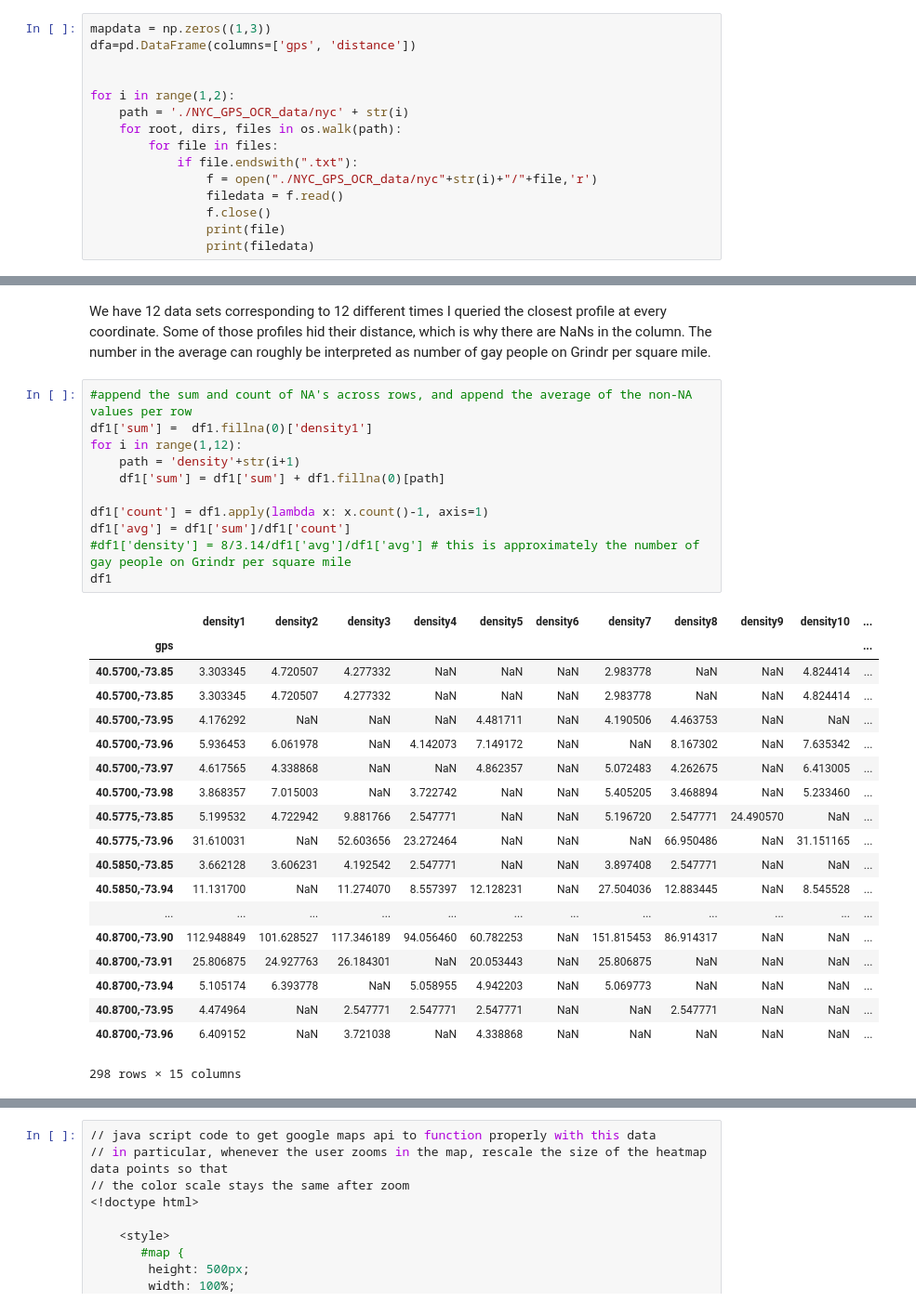
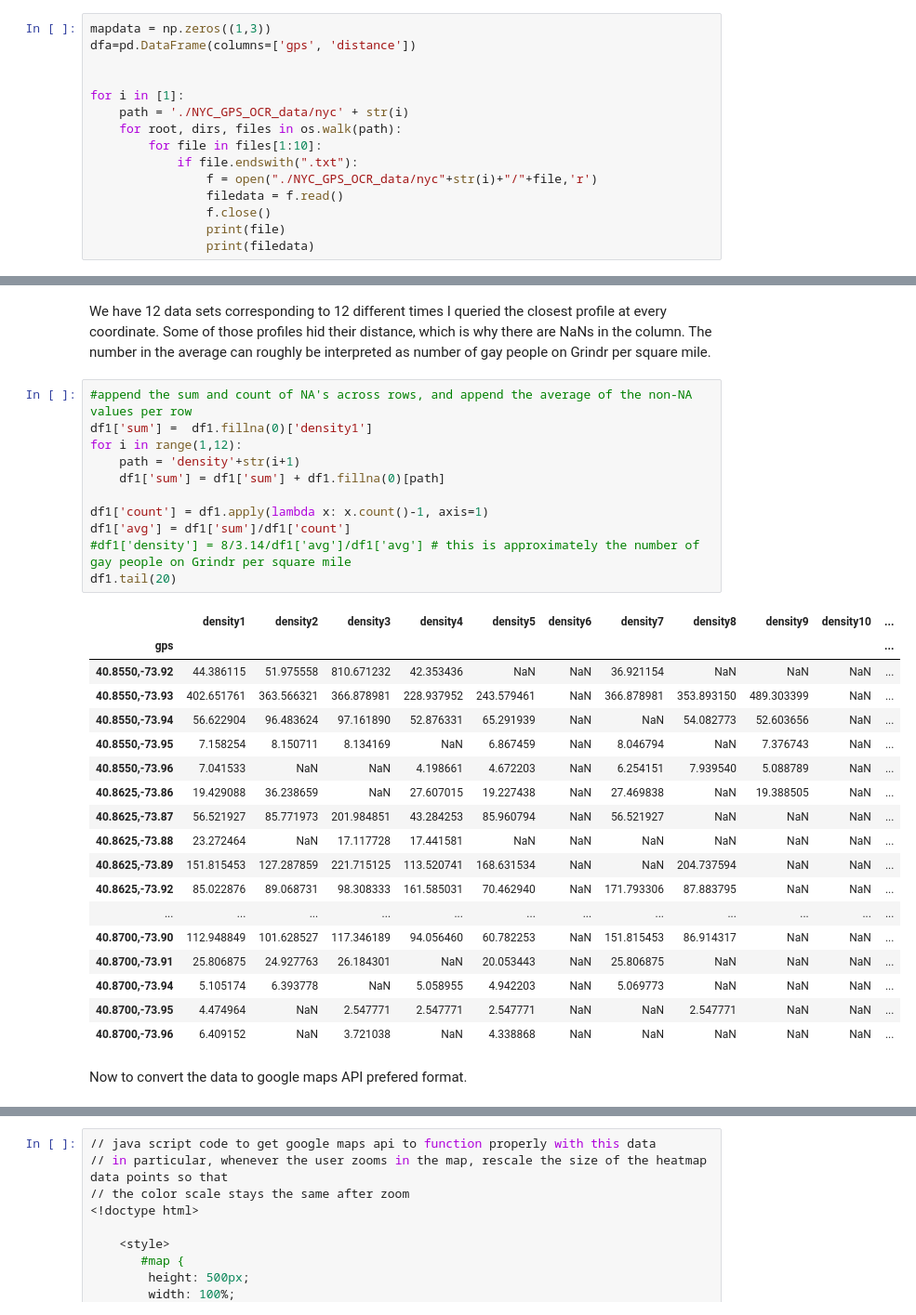
Before and after one commit to charlesdelascasas/NYC_Gay_Heatmap, a Jupyter notebook: NYC_Gay_Density_Map.ipynb, the cells around one changed output, grey strips where cells are left out. Shown: that part at 93% size. Cells and saved outputs as stored; diff of their text form.

```diff
--- a/NYC_Gay_Density_Map.ipynb
+++ b/NYC_Gay_Density_Map.ipynb
@@ -62,10 +62,10 @@ mapdata = np.zeros((1,3))
 dfa=pd.DataFrame(columns=['gps', 'distance'])
 
 
-for i in range(1,2):
+for i in [1]:
     path = './NYC_GPS_OCR_data/nyc' + str(i)
     for root, dirs, files in os.walk(path):
-        for file in files:
+        for file in files[1:10]:
             if file.endswith(".txt"):
                 f = open("./NYC_GPS_OCR_data/nyc"+str(i)+"/"+file,'r')
                 filedata = f.read()
@@ -163,34 +163,35 @@ We have 12 data sets corresponding to 12 different times I queried the closest p
 # %%
 #append the sum and count of NA's across rows, and append the average of the non-NA values per row
 df1['sum'] =  df1.fillna(0)['density1']
 for i in range(1,12):
     path = 'density'+str(i+1)
     df1['sum'] = df1['sum'] + df1.fillna(0)[path]
 
 df1['count'] = df1.apply(lambda x: x.count()-1, axis=1)
 df1['avg'] = df1['sum']/df1['count']
 #df1['density'] = 8/3.14/df1['avg']/df1['avg'] # this is approximately the number of gay people on Grindr per square mile
-df1
+df1.tail(20)
 # %% [output]
 |  | density1 | density2 | density3 | density4 | density5 | density6 | density7 | density8 | density9 | density10 | ... |
 | gps |  |  |  |  |  |  |  |  |  |  | ... |
-| 40.5700,-73.85 | 3.303345 | 4.720507 | 4.277332 | NaN | NaN | NaN | 2.983778 | NaN | NaN | 4.824414 | ... |
-| 40.5700,-73.85 | 3.303345 | 4.720507 | 4.277332 | NaN | NaN | NaN | 2.983778 | NaN | NaN | 4.824414 | ... |
-| 40.5700,-73.95 | 4.176292 | NaN | NaN | NaN | 4.481711 | NaN | 4.190506 | 4.463753 | NaN | NaN | ... |
-| 40.5700,-73.96 | 5.936453 | 6.061978 | NaN | 4.142073 | 7.149172 | NaN | NaN | 8.167302 | NaN | 7.635342 | ... |
-| 40.5700,-73.97 | 4.617565 | 4.338868 | NaN | NaN | 4.862357 | NaN | 5.072483 | 4.262675 | NaN | 6.413005 | ... |
-| 40.5700,-73.98 | 3.868357 | 7.015003 | NaN | 3.722742 | NaN | NaN | 5.405205 | 3.468894 | NaN | 5.233460 | ... |
-| 40.5775,-73.85 | 5.199532 | 4.722942 | 9.881766 | 2.547771 | NaN | NaN | 5.196720 | 2.547771 | 24.490570 | NaN | ... |
-| 40.5775,-73.96 | 31.610031 | NaN | 52.603656 | 23.272464 | NaN | NaN | NaN | 66.950486 | NaN | 31.151165 | ... |
-| 40.5850,-73.85 | 3.662128 | 3.606231 | 4.192542 | 2.547771 | NaN | NaN | 3.897408 | 2.547771 | NaN | NaN | ... |
-| 40.5850,-73.94 | 11.131700 | NaN | 11.274070 | 8.557397 | 12.128231 | NaN | 27.504036 | 12.883445 | NaN | 8.545528 | ... |
+| 40.8550,-73.92 | 44.386115 | 51.975558 | 810.671232 | 42.353436 | NaN | NaN | 36.921154 | NaN | NaN | NaN | ... |
+| 40.8550,-73.93 | 402.651761 | 363.566321 | 366.878981 | 228.937952 | 243.579461 | NaN | 366.878981 | 353.893150 | 489.303399 | NaN | ... |
+| 40.8550,-73.94 | 56.622904 | 96.483624 | 97.161890 | 52.876331 | 65.291939 | NaN | NaN | 54.082773 | 52.603656 | NaN | ... |
+| 40.8550,-73.95 | 7.158254 | 8.150711 | 8.134169 | NaN | 6.867459 | NaN | 8.046794 | NaN | 7.376743 | NaN | ... |
+| 40.8550,-73.96 | 7.041533 | NaN | NaN | 4.198661 | 4.672203 | NaN | 6.254151 | 7.939540 | 5.088789 | NaN | ... |
+| 40.8625,-73.86 | 19.429088 | 36.238659 | NaN | 27.607015 | 19.227438 | NaN | 27.469838 | NaN | 19.388505 | NaN | ... |
+| 40.8625,-73.87 | 56.521927 | 85.771973 | 201.984851 | 43.284253 | 85.960794 | NaN | 56.521927 | NaN | NaN | NaN | ... |
+| 40.8625,-73.88 | 23.272464 | NaN | 17.117728 | 17.441581 | NaN | NaN | NaN | NaN | NaN | NaN | ... |
+| 40.8625,-73.89 | 151.815453 | 127.287859 | 221.715125 | 113.520741 | 168.631534 | NaN | NaN | 204.737594 | NaN | NaN | ... |
+| 40.8625,-73.92 | 85.022876 | 89.068731 | 98.308333 | 161.585031 | 70.462940 | NaN | 171.793306 | 87.883795 | NaN | NaN | ... |
 | ... | ... | ... | ... | ... | ... | ... | ... | ... | ... | ... | ... |
 | 40.8700,-73.90 | 112.948849 | 101.628527 | 117.346189 | 94.056460 | 60.782253 | NaN | 151.815453 | 86.914317 | NaN | NaN | ... |
 | 40.8700,-73.91 | 25.806875 | 24.927763 | 26.184301 | NaN | 20.053443 | NaN | 25.806875 | NaN | NaN | NaN | ... |
 | 40.8700,-73.94 | 5.105174 | 6.393778 | NaN | 5.058955 | 4.942203 | NaN | 5.069773 | NaN | NaN | NaN | ... |
 | 40.8700,-73.95 | 4.474964 | NaN | 2.547771 | 2.547771 | 2.547771 | NaN | NaN | 2.547771 | NaN | NaN | ... |
 | 40.8700,-73.96 | 6.409152 | NaN | 3.721038 | NaN | 4.338868 | NaN | NaN | NaN | NaN | NaN | ... |
-298 rows × 15 columns
+# %% [markdown]
+Now to convert the data to google maps API prefered format.
 # %%
 df4=pd.DataFrame(df1)
 df4=df4.fillna(0)
```
Also changed, not shown: parts of 3 cells of this notebook.
